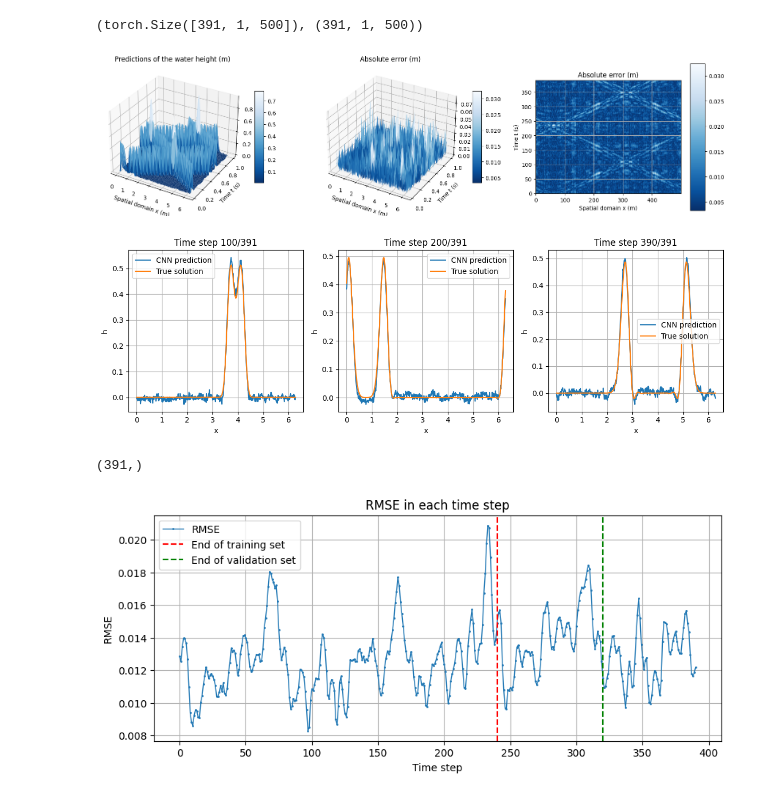
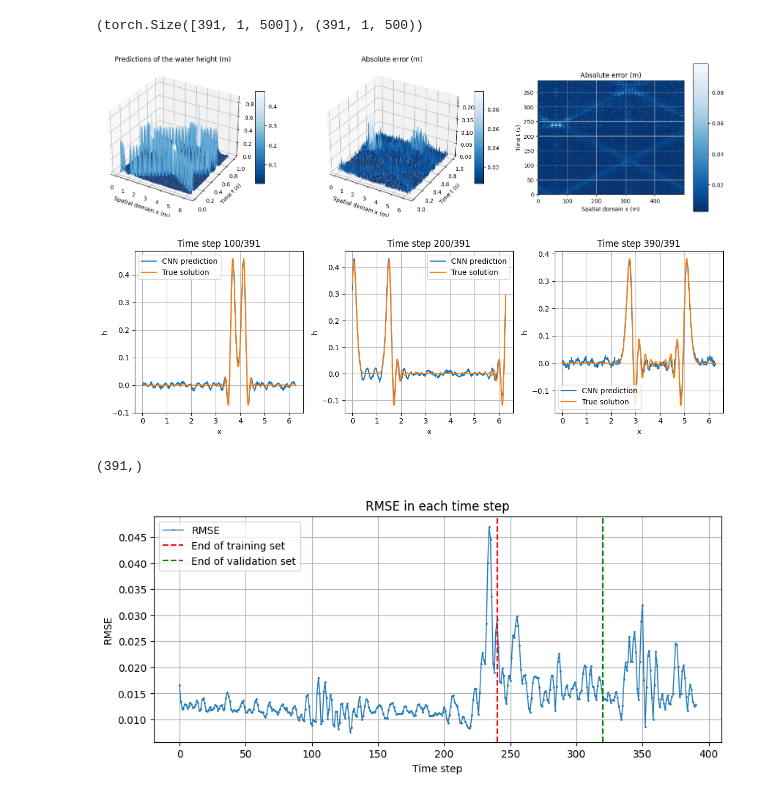
Before and after one commit to MelissaJessen/Shallow-Water-Equations, a Jupyter notebook: CNN-linear-SWE-sphere-1D.ipynb, the cells around one changed output. Drawn from its saved outputs; the diff is of its cells as text; code cells hidden in the pictures.

```diff
--- a/CNN-linear-SWE-sphere-1D.ipynb
+++ b/CNN-linear-SWE-sphere-1D.ipynb
@@ -304,11 +304,17 @@ def plot_error(pred_all, u, mesh, time_all, cmap='Blues_r', save=False, figname=
     plt.show()
 # %% [markdown]
 ## Inital condition: Gauss function
+# %%
+sigma = 3
+save = 1
 # %% [markdown]
 Load data from h5 file.
 # %%
+# Construct the file path dynamically
+file_path = rf'C:\Users\Matteo\Shallow-Water-Equations\dataFNO\linear-SWE-sphere-1d_sigma={sigma},T=1.h5'
+
 # Load data
-with h5py.File(r'C:\Users\Matteo\Shallow-Water-Equations\dataFNO\linear-SWE-sphere-1d_sigma=2,T=1.h5', 'r') as file:
+with h5py.File(file_path, 'r') as file:
     for key in file.keys():
         print(key)
         # Check if each key is a dataset or a group
@@ -503,5 +509,3 @@ Training time: 108.14s
-# %%
-save = 0
 # %%
 plt.figure(figsize=(7, 4))
 plt.plot(loss_train, '.-', label='Training loss', linewidth=1, markersize=2)
@@ -564,12 +583,12 @@ pred_all.shape, u[:-seq_length].shape
 # %%
 pred_all = pred_all.cpu().detach().numpy()
 # %%
-plot_error(pred_all, u[seq_length:], mesh, t_all[seq_length:], save=save, figname='plots/Spherical_linear_1D_CNN_error.pdf')
+plot_error(pred_all, u[seq_length:], mesh, t_all[seq_length:], save=save, figname=f'plots/Spherical_linear_1D_CNN_error_sigma={sigma}.pdf')
 indices = [100, 200, 390]
-plot_predictions_time_steps(pred_all, u[seq_length:], mesh, indices, save=save, figname='plots/Spherical_linear_1D_CNN_time_steps.pdf')
-plot_RMSE(pred_all, u[seq_length:], n_train, n_val, save=save, figname='plots/Spherical_linear_1D_CNN_RMSE.pdf')
+plot_predictions_time_steps(pred_all, u[seq_length:], mesh, indices, save=save, figname=f'plots/Spherical_linear_1D_CNN_time_steps_sigma={sigma}.pdf')
+plot_RMSE(pred_all, u[seq_length:], n_train, n_val, save=save, figname=f'plots/Spherical_linear_1D_CNN_RMSE_sigma={sigma}.pdf')
 # %% [output]
-[figure, old version]
+[figure, new version]
-[figure, old version]
+[figure, new version]
 (391,)
-[figure, old version]
+[figure, new version]
```
Also changed, not shown: parts of 4 cells of this notebook, 30 other files.
